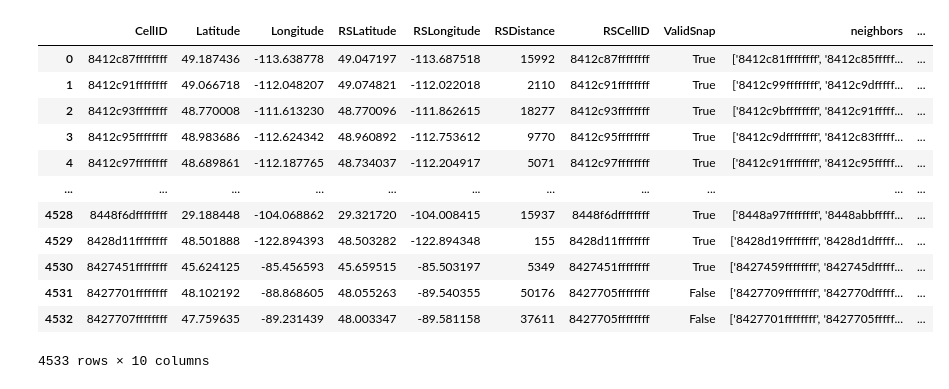
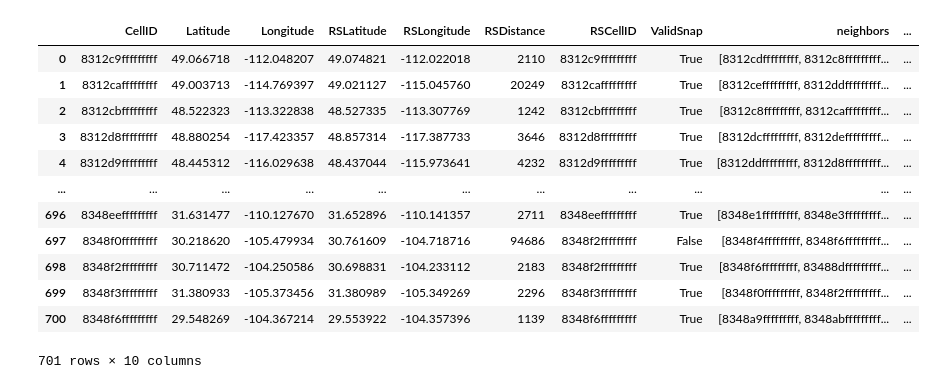
Before and after one commit to gnf0/isochrone, a Jupyter notebook: dijkstra.ipynb, the cells around one changed output. Saved outputs shown, nothing was run; the diff lists cells and outputs as text; code cells hidden in the pictures.

```diff
--- a/dijkstra.ipynb
+++ b/dijkstra.ipynb
@@ -1,39 +88,44 @@
 # %%
 import pandas as pd
 from config import DATABASE_URL
 from sqlalchemy import create_engine, text
+import ast
 
 ENGINE = create_engine(DATABASE_URL)
 
-res = 4
+res = 3
 
 import_index = [
     'CellID',
     'Latitude',
     'Longitude',
     'RSLatitude',
     'RSLongitude',
     'RSDistance',
     'RSCellID',
     'ValidSnap',
     'neighbors',
     'ValidNeighbors'
     ]
 
 df = pd.read_csv(f"datasets/initial_res_{res}_points.csv", usecols=import_index)
 
+
+df["neighbors"] = df["neighbors"].apply(ast.literal_eval)
+df["ValidNeighbors"] = df["ValidNeighbors"].apply(ast.literal_eval)
+
 df
 # %% [output]
 |  | CellID | Latitude | Longitude | RSLatitude | RSLongitude | RSDistance | RSCellID | ValidSnap | neighbors | ... |
-| 0 | 8412c87ffffffff | 49.187436 | -113.638778 | 49.047197 | -113.687518 | 15992 | 8412c87ffffffff | True | ['8412c81ffffffff', '8412c85fffff... | ... |
-| 1 | 8412c91ffffffff | 49.066718 | -112.048207 | 49.074821 | -112.022018 | 2110 | 8412c91ffffffff | True | ['8412c99ffffffff', '8412c9dfffff... | ... |
-| 2 | 8412c93ffffffff | 48.770008 | -111.613230 | 48.770096 | -111.862615 | 18277 | 8412c93ffffffff | True | ['8412c9bffffffff', '8412c91fffff... | ... |
-| 3 | 8412c95ffffffff | 48.983686 | -112.624342 | 48.960892 | -112.753612 | 9770 | 8412c95ffffffff | True | ['8412c9dffffffff', '8412c83fffff... | ... |
-| 4 | 8412c97ffffffff | 48.689861 | -112.187765 | 48.734037 | -112.204917 | 5071 | 8412c97ffffffff | True | ['8412c91ffffffff', '8412c95fffff... | ... |
+| 0 | 8312c9fffffffff | 49.066718 | -112.048207 | 49.074821 | -112.022018 | 2110 | 8312c9fffffffff | True | [8312cdfffffffff, 8312c8fffffffff... | ... |
+| 1 | 8312cafffffffff | 49.003713 | -114.769397 | 49.021127 | -115.045760 | 20249 | 8312cafffffffff | True | [8312cefffffffff, 8312ddfffffffff... | ... |
+| 2 | 8312cbfffffffff | 48.522323 | -113.322838 | 48.527335 | -113.307769 | 1242 | 8312cbfffffffff | True | [8312c8fffffffff, 8312cafffffffff... | ... |
+| 3 | 8312d8fffffffff | 48.880254 | -117.423357 | 48.857314 | -117.387733 | 3646 | 8312d8fffffffff | True | [8312dcfffffffff, 8312defffffffff... | ... |
+| 4 | 8312d9fffffffff | 48.445312 | -116.029638 | 48.437044 | -115.973641 | 4232 | 8312d9fffffffff | True | [8312ddfffffffff, 8312d8fffffffff... | ... |
 | ... | ... | ... | ... | ... | ... | ... | ... | ... | ... | ... |
-| 4528 | 8448f6dffffffff | 29.188448 | -104.068862 | 29.321720 | -104.008415 | 15937 | 8448f6dffffffff | True | ['8448a97ffffffff', '8448abbfffff... | ... |
-| 4529 | 8428d11ffffffff | 48.501888 | -122.894393 | 48.503282 | -122.894348 | 155 | 8428d11ffffffff | True | ['8428d19ffffffff', '8428d1dfffff... | ... |
-| 4530 | 8427451ffffffff | 45.624125 | -85.456593 | 45.659515 | -85.503197 | 5349 | 8427451ffffffff | True | ['8427459ffffffff', '842745dfffff... | ... |
-| 4531 | 8427701ffffffff | 48.102192 | -88.868605 | 48.055263 | -89.540355 | 50176 | 8427705ffffffff | False | ['8427709ffffffff', '842770dfffff... | ... |
-| 4532 | 8427707ffffffff | 47.759635 | -89.231439 | 48.003347 | -89.581158 | 37611 | 8427705ffffffff | False | ['8427701ffffffff', '8427705fffff... | ... |
+| 696 | 8348eefffffffff | 31.631477 | -110.127670 | 31.652896 | -110.141357 | 2711 | 8348eefffffffff | True | [8348e1fffffffff, 8348e3fffffffff... | ... |
+| 697 | 8348f0fffffffff | 30.218620 | -105.479934 | 30.761609 | -104.718716 | 94686 | 8348f2fffffffff | False | [8348f4fffffffff, 8348f6fffffffff... | ... |
+| 698 | 8348f2fffffffff | 30.711472 | -104.250586 | 30.698831 | -104.233112 | 2183 | 8348f2fffffffff | True | [8348f6fffffffff, 83488dfffffffff... | ... |
+| 699 | 8348f3fffffffff | 31.380933 | -105.373456 | 31.380989 | -105.349269 | 2296 | 8348f3fffffffff | True | [8348f0fffffffff, 8348f2fffffffff... | ... |
+| 700 | 8348f6fffffffff | 29.548269 | -104.367214 | 29.553922 | -104.357396 | 1139 | 8348f6fffffffff | True | [8348a9fffffffff, 8348abfffffffff... | ... |
-4533 rows × 10 columns
+701 rows × 10 columns
```
Also changed, not shown: parts of 5 cells of this notebook.
